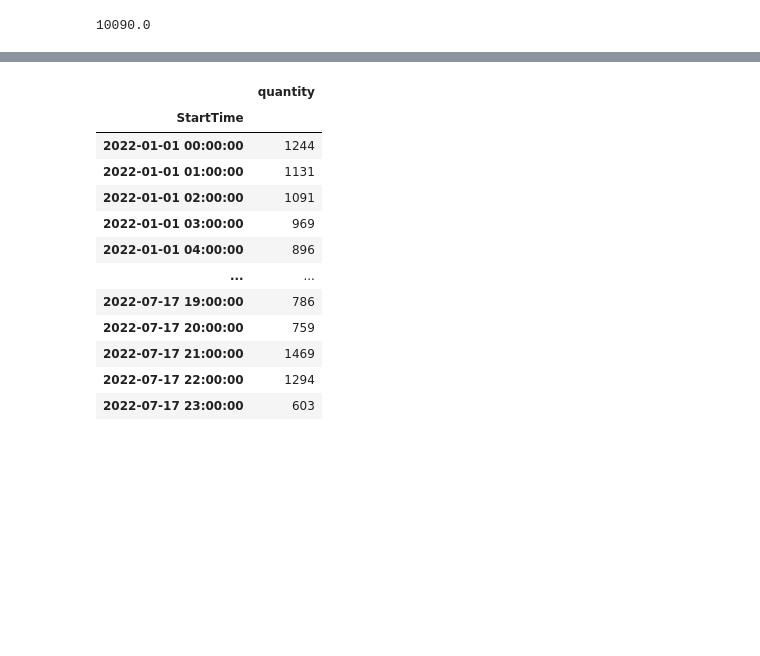
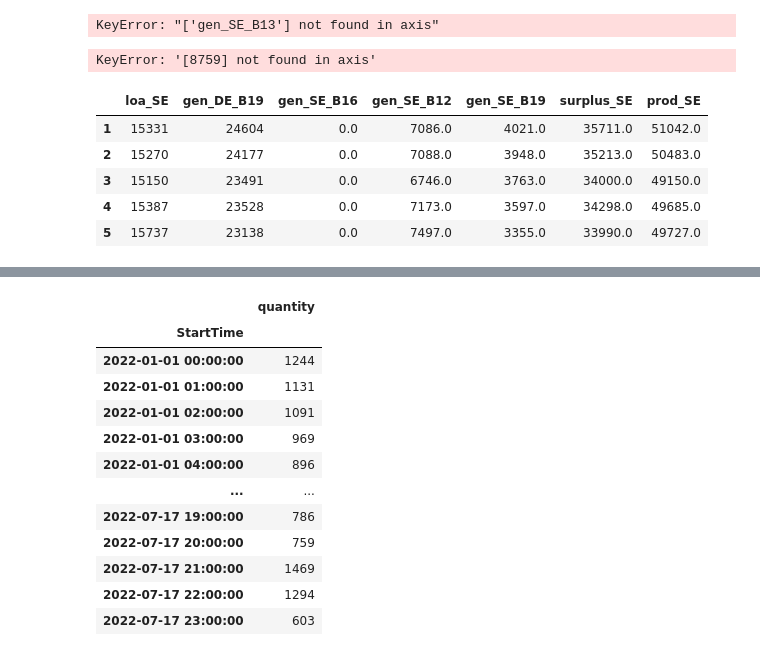
Before and after one commit to EvansVan/Zeros2Heros, a Jupyter notebook: src/cleanest.ipynb, the cells around one changed output, grey strips where cells are left out. Drawn from its saved outputs; the diff is of its cells as text; code cells hidden in the pictures; blank space fills up the shorter version.

```diff
--- a/src/cleanest.ipynb
+++ b/src/cleanest.ipynb
@@ -62,5 +76,22 @@ loa_UK        4009
 dtype: int64
-# %%
-limbo.loa_UK.max()
-# %% [output]
-10090.0
+# %%
+#drop gen_SE_B13
+limbo.drop('gen_SE_B13', axis=1, inplace=True)
+#check if nas are present in the same row
+limbo[limbo.isna().any(axis=1)]
+# %% [output]
+KeyError: "['gen_SE_B13'] not found in axis"
+# %%
+limbo = limbo.drop(8759)
+limbo.isna().sum()
+# %% [output]
+KeyError: '[8759] not found in axis'
+# %%
+limbo.head()
+# %% [output]
+|  | loa_SE | gen_DE_B19 | gen_SE_B16 | gen_SE_B12 | gen_SE_B19 | surplus_SE | prod_SE |
+| 1 | 15331 | 24604 | 0.0 | 7086.0 | 4021.0 | 35711.0 | 51042.0 |
+| 2 | 15270 | 24177 | 0.0 | 7088.0 | 3948.0 | 35213.0 | 50483.0 |
+| 3 | 15150 | 23491 | 0.0 | 6746.0 | 3763.0 | 34000.0 | 49150.0 |
+| 4 | 15387 | 23528 | 0.0 | 7173.0 | 3597.0 | 34298.0 | 49685.0 |
+| 5 | 15737 | 23138 | 0.0 | 7497.0 | 3355.0 | 33990.0 | 49727.0 |
```
Also changed, not shown: parts of 9 cells of this notebook, 6 other files.
